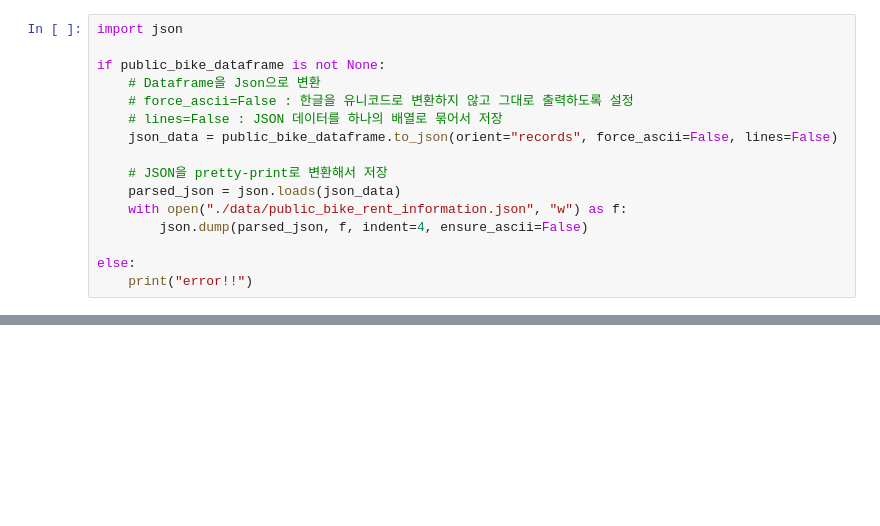
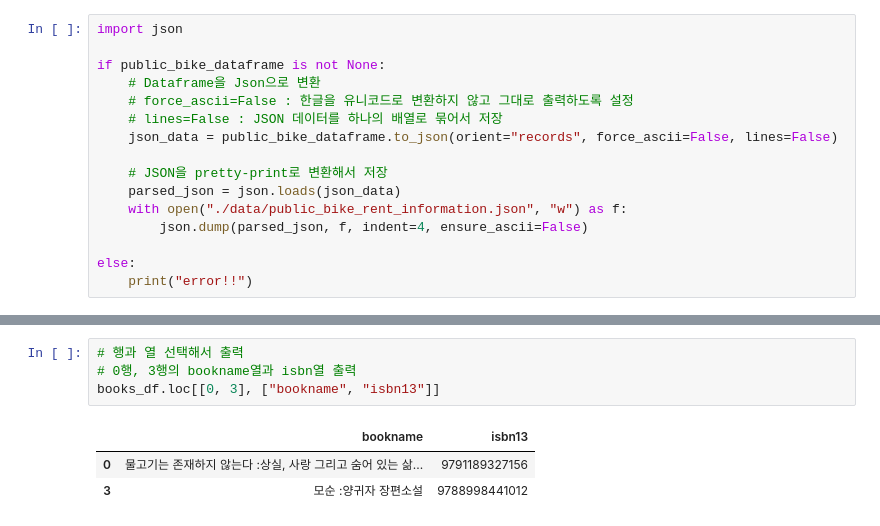
Before and after one commit to Scanf-s/Basic_DataAnalysis, a Jupyter notebook: W2_api_and_scrap.ipynb, the cells around one changed output, grey strips where cells are left out. Cells and saved outputs as stored; diff of their text form; blank space fills up the shorter version.

```diff
--- a/W2_api_and_scrap.ipynb
+++ b/W2_api_and_scrap.ipynb
@@ -161,0 +166,8 @@ else:
+# %%
+# 행과 열 선택해서 출력
+# 0행, 3행의 bookname열과 isbn열 출력
+books_df.loc[[0, 3], ["bookname", "isbn13"]]
+# %% [output]
+|  | bookname | isbn13 |
+| 0 | 물고기는 존재하지 않는다 :상실, 사랑 그리고 숨어 있는 삶... | 9791189327156 |
+| 3 | 모순 :양귀자 장편소설 | 9788998441012 |
```
Also changed, not shown: parts of 24 cells of this notebook.
